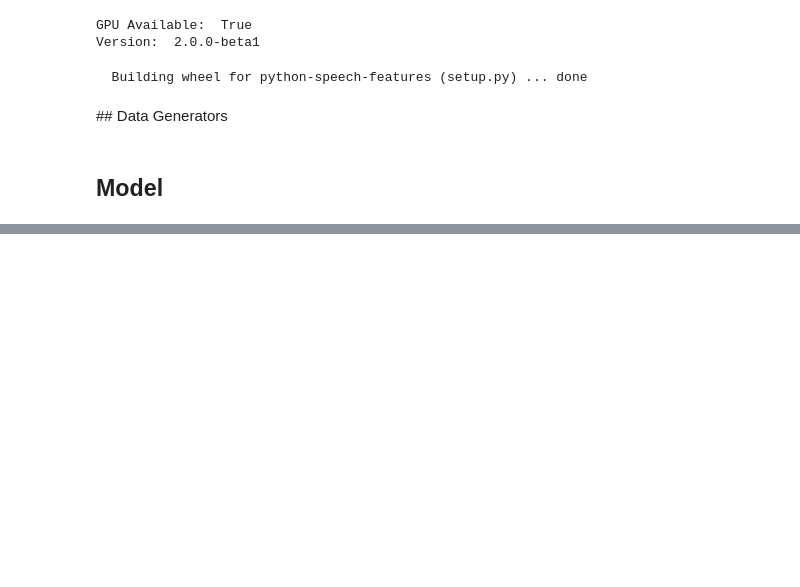
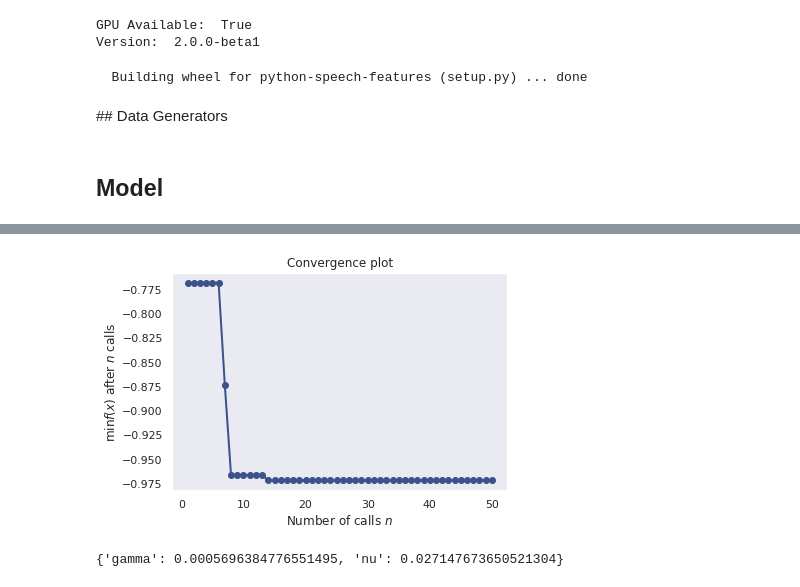
Before and after one commit to Mmiglio/SpeechRecognition, a Jupyter notebook: notebooks/Inception.ipynb, the cells around one changed output, grey strips where cells are left out. Saved outputs shown, nothing was run; the diff lists cells and outputs as text; code cells hidden in the pictures; blank space fills up the shorter version.

```diff
--- a/notebooks/Inception.ipynb
+++ b/notebooks/Inception.ipynb
@@ -413,0 +430,22 @@ Saved training history to drive
+# %%
+from skopt.space import Real
+from skopt.utils import use_named_args
+
+oc_svm = svm.OneClassSVM()
+
+space  = [
+    Real(10**-5, 10**0, "log-uniform", name='gamma'),
+    Real(10**-5, 10**0, "log-uniform", name='nu')
+]
+
+@use_named_args(space)
+def objective(**params):
+    oc_svm.set_params(**params)
+
+    oc_svm.fit(X_train_transformed)
+    val_pred = oc_svm.predict(X_val_transformed)
+
+    score = f1_score(val_pred, val_true)
+
+
+    return -1*score
@@ -413,0 +460,12 @@ Saved training history to drive
+# %%
+from skopt.plots import plot_convergence
+
+plot_convergence(res_gp);
+# %% [output]
+[figure, added]
+# %%
+best_parameters = {k.name: x for k, x in zip(space, res_gp.x) }
+
+best_parameters
+# %% [output]
+{'gamma': 0.0005696384776551495, 'nu': 0.027147673650521304}
```
Also changed, not shown: parts of 30 cells of this notebook.
